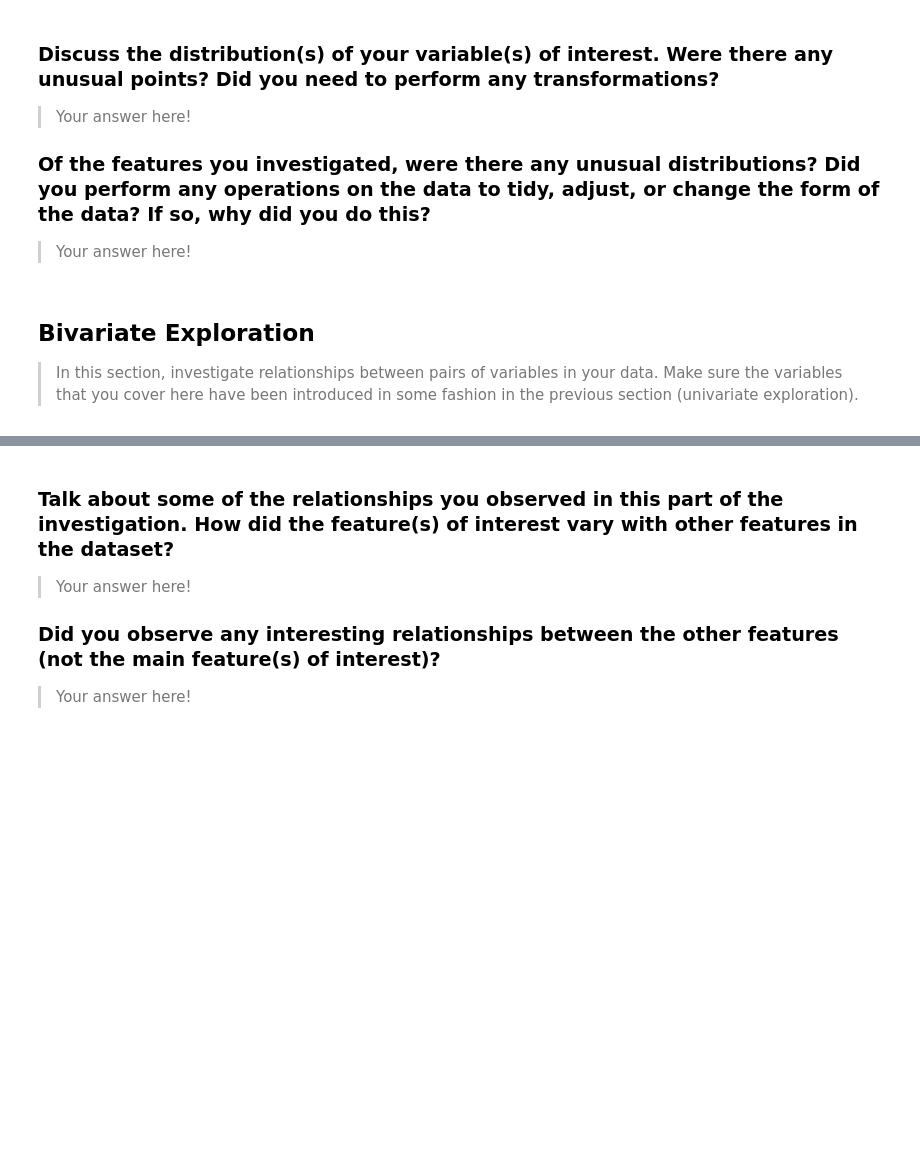
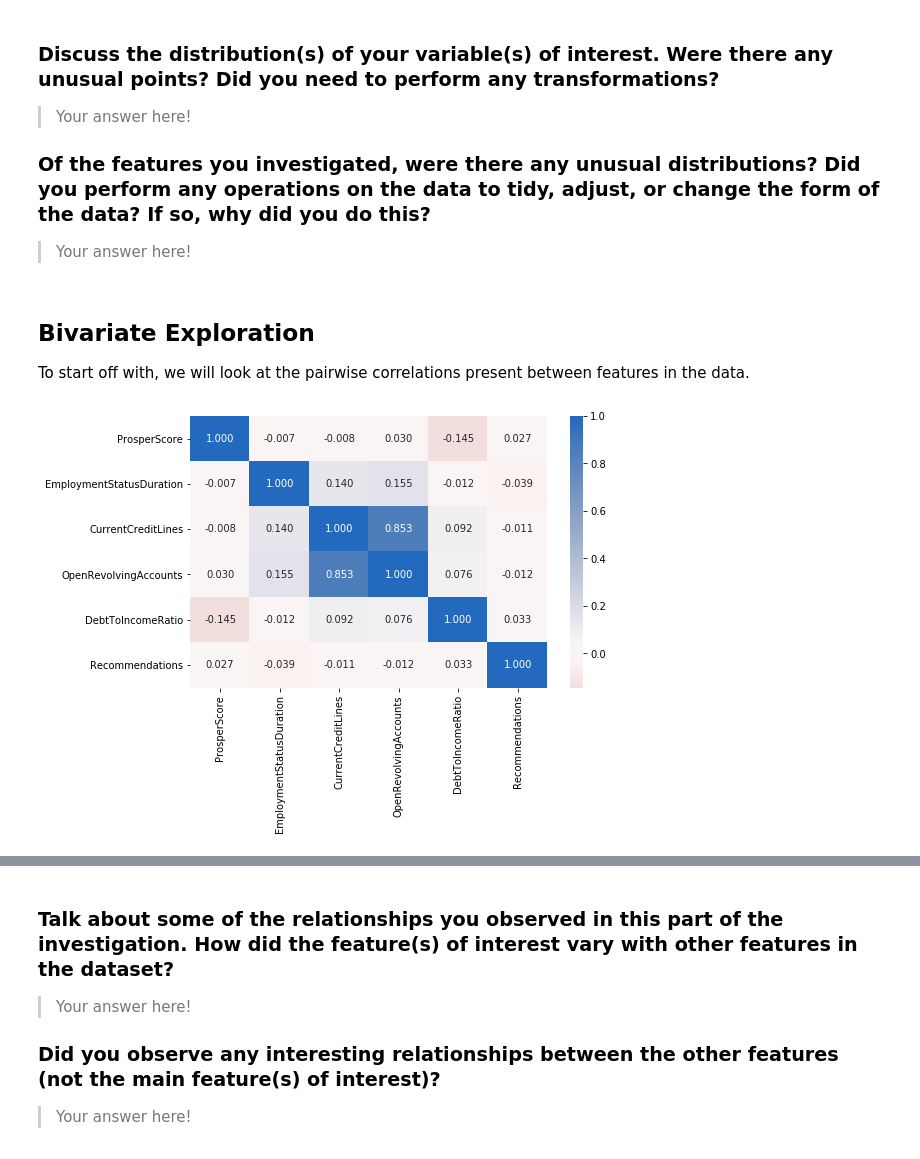
Before and after one commit to Ali-Elganzory/prosper-loans, a Jupyter notebook: prosperLoan_data_exploration.ipynb, the cells around one changed output, grey strips where cells are left out. Saved outputs shown, nothing was run; the diff lists cells and outputs as text; code cells hidden in the pictures; blank space fills up the shorter version.

Commit message:
Add bivariate charts

```diff
--- a/prosperLoan_data_exploration.ipynb
+++ b/prosperLoan_data_exploration.ipynb
@@ -207,3 +211,5 @@ pct_loans_by_status.sort_values(by='PctLoans', ascending=False)
 | Past Due (16-30 days) | 265 | 0.232595 |
 | FinalPaymentInProgress | 205 | 0.179932 |
 | Past Due (>120 days) | 16 | 0.014043 |
+# %%
+loan_df['LoanStatus'] = loan_df['LoanStatus'].apply(lambda x: x if 'Past Due' not in x else 'Past Due')
@@ -376,9 +398,20 @@ The only feature not analyzed in this section was `EmploymentStatusDuration` bec
 ### Of the features you investigated, were there any unusual distributions? Did you perform any operations on the data to tidy, adjust, or change the form of the data? If so, why did you do this?
 
 > Your answer here!
-# %% [markdown]
-## Bivariate Exploration
-
-> In this section, investigate relationships between pairs of variables in your
-data. Make sure the variables that you cover here have been introduced in some
-fashion in the previous section (univariate exploration).
+# %% [markdown]
+## Bivariate Exploration
+
+To start off with, we will look at the pairwise correlations present between features in the data.
+# %%
+# Numberical vs Categorical features
+numeric_vars = ['ProsperScore', 'EmploymentStatusDuration', 'CurrentCreditLines', 'OpenRevolvingAccounts',
+               'DebtToIncomeRatio', 'Recommendations']
+categoric_vars = ['LoanStatus', 'ListingCategory','EmploymentStatus', 'IsBorrowerHomeowner', 'IncomeVerifiable']
+# %%
+# Correlation plot
+plt.figure(figsize = [8, 5])
+sb.heatmap(loan_df[numeric_vars].corr(), annot = True, fmt = '.3f',
+           cmap = 'vlag_r', center = 0)
+plt.show()
+# %% [output]
+[figure, added]
```
Also changed, not shown: parts of 22 cells of this notebook.
